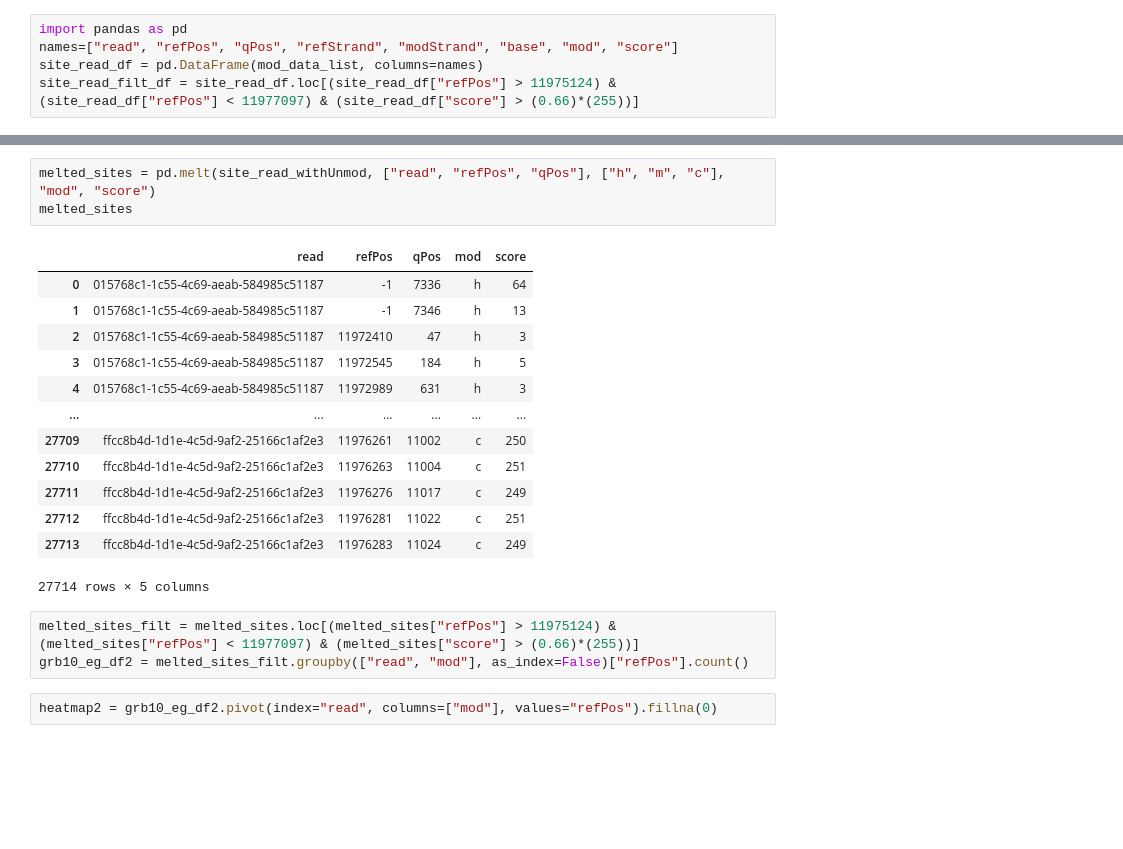
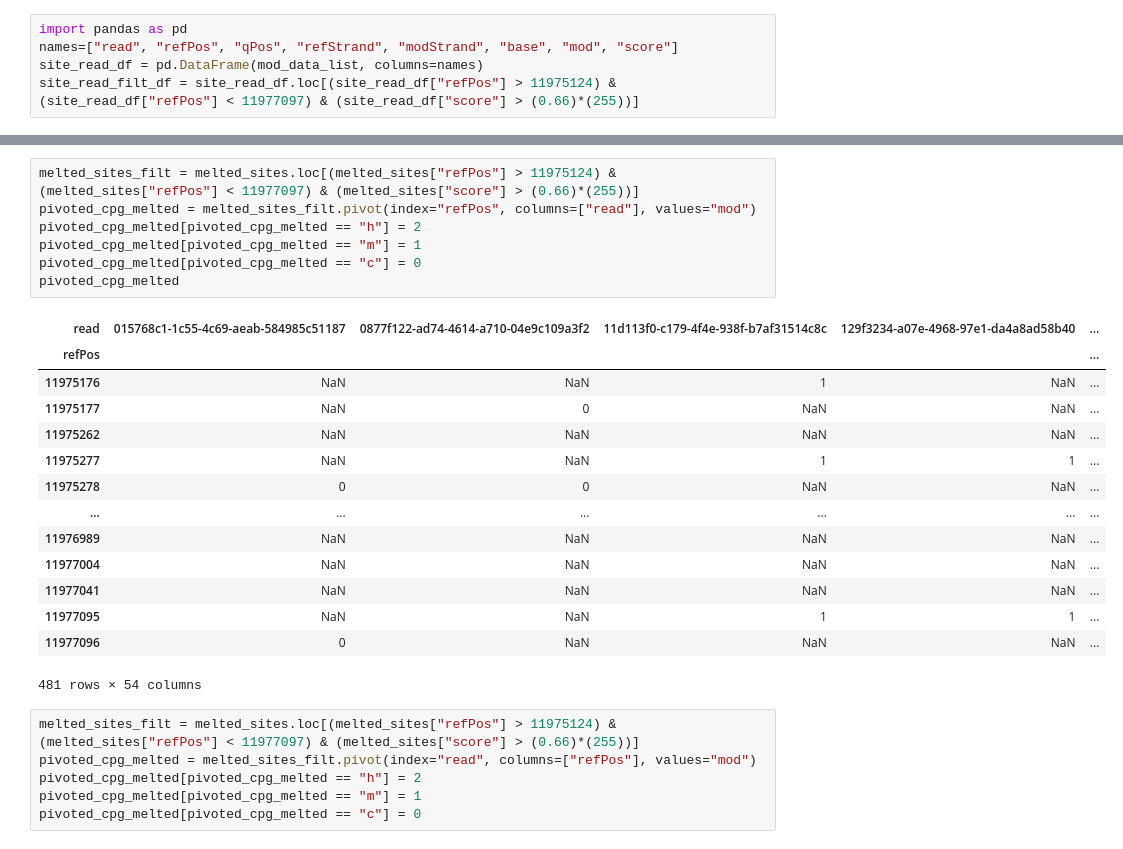
Before and after one commit to DominicOH/Analysis-of-nanopore-epigenetic-sequencing, a Jupyter notebook: Imprinting_genes_fig6.ipynb, the cells around one changed output, grey strips where cells are left out. Drawn from its saved outputs; the diff is of its cells as text; blank space fills up the shorter version.

```diff
--- a/Imprinting_genes_fig6.ipynb
+++ b/Imprinting_genes_fig6.ipynb
@@ -137,22 +98,28 @@ site_read_withUnmod
-# %%
-melted_sites = pd.melt(site_read_withUnmod, ["read", "refPos", "qPos"], ["h", "m", "c"], "mod", "score")
-melted_sites
-# %% [output]
-|  | read | refPos | qPos | mod | score |
-| 0 | 015768c1-1c55-4c69-aeab-584985c51187 | -1 | 7336 | h | 64 |
-| 1 | 015768c1-1c55-4c69-aeab-584985c51187 | -1 | 7346 | h | 13 |
-| 2 | 015768c1-1c55-4c69-aeab-584985c51187 | 11972410 | 47 | h | 3 |
-| 3 | 015768c1-1c55-4c69-aeab-584985c51187 | 11972545 | 184 | h | 5 |
-| 4 | 015768c1-1c55-4c69-aeab-584985c51187 | 11972989 | 631 | h | 3 |
-| ... | ... | ... | ... | ... | ... |
-| 27709 | ffcc8b4d-1d1e-4c5d-9af2-25166c1af2e3 | 11976261 | 11002 | c | 250 |
-| 27710 | ffcc8b4d-1d1e-4c5d-9af2-25166c1af2e3 | 11976263 | 11004 | c | 251 |
-| 27711 | ffcc8b4d-1d1e-4c5d-9af2-25166c1af2e3 | 11976276 | 11017 | c | 249 |
-| 27712 | ffcc8b4d-1d1e-4c5d-9af2-25166c1af2e3 | 11976281 | 11022 | c | 251 |
-| 27713 | ffcc8b4d-1d1e-4c5d-9af2-25166c1af2e3 | 11976283 | 11024 | c | 249 |
-27714 rows × 5 columns
+# %%
+melted_sites_filt = melted_sites.loc[(melted_sites["refPos"] > 11975124) & (melted_sites["refPos"] < 11977097) & (melted_sites["score"] > (0.66)*(255))]
+pivoted_cpg_melted = melted_sites_filt.pivot(index="refPos", columns=["read"], values="mod")
+pivoted_cpg_melted[pivoted_cpg_melted == "h"] = 2
+pivoted_cpg_melted[pivoted_cpg_melted == "m"] = 1
+pivoted_cpg_melted[pivoted_cpg_melted == "c"] = 0
+pivoted_cpg_melted
+# %% [output]
+| read | 015768c1-1c55-4c69-aeab-584985c51187 | 0877f122-ad74-4614-a710-04e9c109a3f2 | 11d113f0-c179-4f4e-938f-b7af31514c8c | 129f3234-a07e-4968-97e1-da4a8ad58b40 | ... |
+| refPos |  |  |  |  | ... |
+| 11975176 | NaN | NaN | 1 | NaN | ... |
+| 11975177 | NaN | 0 | NaN | NaN | ... |
+| 11975262 | NaN | NaN | NaN | NaN | ... |
+| 11975277 | NaN | NaN | 1 | 1 | ... |
+| 11975278 | 0 | 0 | NaN | NaN | ... |
+| ... | ... | ... | ... | ... | ... |
+| 11976989 | NaN | NaN | NaN | NaN | ... |
+| 11977004 | NaN | NaN | NaN | NaN | ... |
+| 11977041 | NaN | NaN | NaN | NaN | ... |
+| 11977095 | NaN | NaN | 1 | 1 | ... |
+| 11977096 | 0 | NaN | NaN | NaN | ... |
+481 rows × 54 columns
 # %%
 melted_sites_filt = melted_sites.loc[(melted_sites["refPos"] > 11975124) & (melted_sites["refPos"] < 11977097) & (melted_sites["score"] > (0.66)*(255))]
-grb10_eg_df2 = melted_sites_filt.groupby(["read", "mod"], as_index=False)["refPos"].count()
+pivoted_cpg_melted = melted_sites_filt.pivot(index="read", columns=["refPos"], values="mod")
+pivoted_cpg_melted[pivoted_cpg_melted == "h"] = 2
+pivoted_cpg_melted[pivoted_cpg_melted == "m"] = 1
+pivoted_cpg_melted[pivoted_cpg_melted == "c"] = 0
-# %%
-heatmap2 = grb10_eg_df2.pivot(index="read", columns=["mod"], values="refPos").fillna(0)
```
Also changed, not shown: parts of 11 cells of this notebook.
